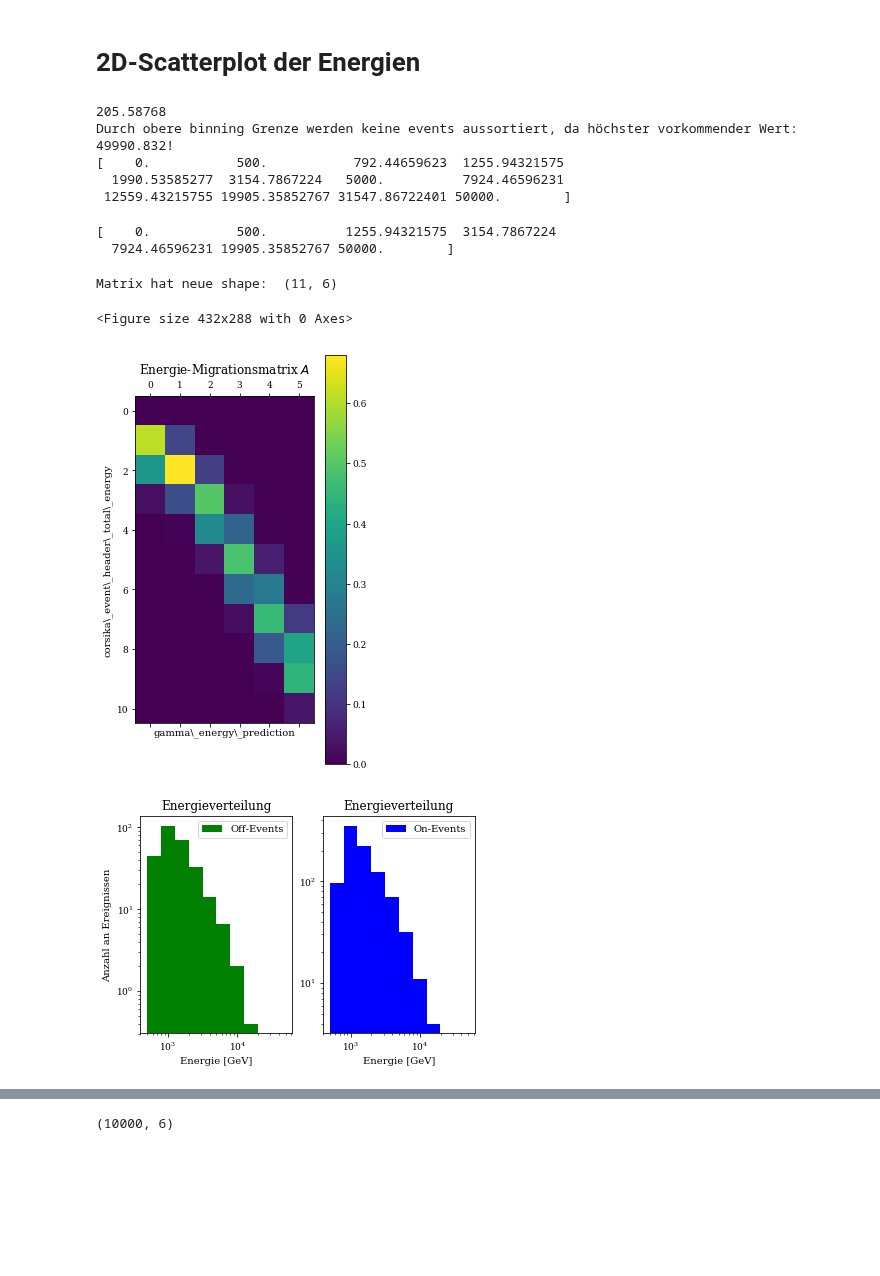
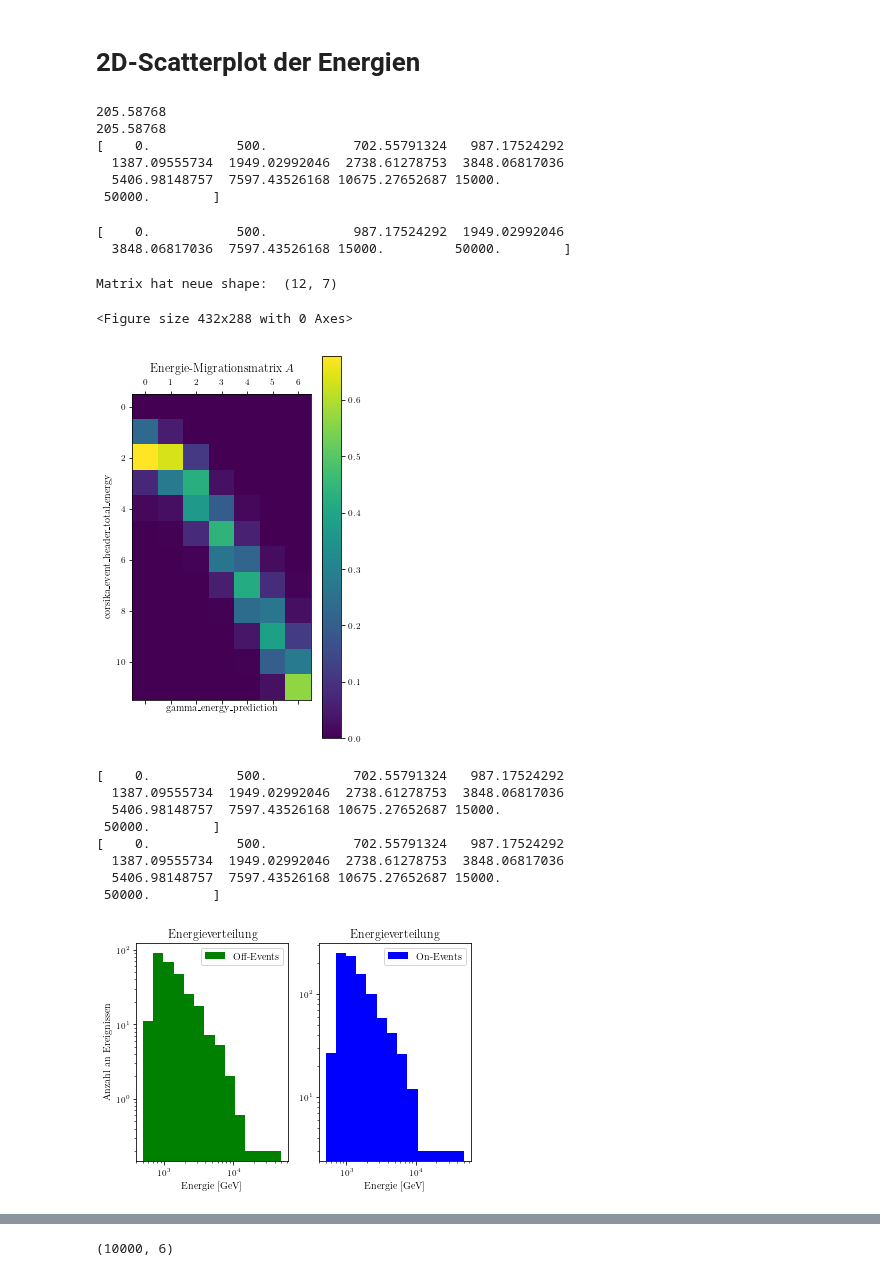
Before and after one commit to Ninilini/FP_Teilchen, a Jupyter notebook: FACT/plots/data_reading.ipynb, the cells around one changed output, grey strips where cells are left out. Saved outputs shown, nothing was run; the diff lists cells and outputs as text; code cells hidden in the pictures; blank space fills up the shorter version.

```diff
--- a/FACT/plots/data_reading.ipynb
+++ b/FACT/plots/data_reading.ipynb
@@ -140,34 +140,36 @@ print(len(crab_events_sel_1.theta_deg_off_1.values))
 max_bin = max(max(gammas_sel['gamma_energy_prediction']), max(gammas_sel['corsika_event_header_total_energy']))
 min_bin = min(min(gammas_sel['gamma_energy_prediction']), min(gammas_sel['corsika_event_header_total_energy']))
 print(min_bin)
-if max_bin <= max(np.logspace(np.log10(500),np.log10(50e3),11)):
+if max_bin <= max(np.logspace(np.log10(500),np.log10(20e3),11)):
     print('Durch obere binning Grenze werden keine events aussortiert, da höchster vorkommender Wert: {}!'.format(max_bin))
     b = 12
     bins1 = np.ones(b)
 else:
     b = 13
     bins1 = np.ones(b)
-    bins1[-1] = max_bin
+    bins1[-1] = 50e3
 bins1[0] = 0
 
-for i in range(1, b, 1):
-    bins1[i] = np.logspace(np.log10(500),np.log10(50e3),11)[i-1]
+for i in range(1, b-1, 1):
+    bins1[i] = np.logspace(np.log10(500),np.log10(15e3),11)[i-1]
 print(bins1)
 # %% [output]
 205.58768
-Durch obere binning Grenze werden keine events aussortiert, da höchster vorkommender Wert: 49990.832!
-[    0.           500.           792.44659623  1255.94321575
-  1990.53585277  3154.7867224   5000.          7924.46596231
- 12559.43215755 19905.35852767 31547.86722401 50000.        ]
+205.58768
+[    0.           500.           702.55791324   987.17524292
+  1387.09555734  1949.02992046  2738.61278753  3848.06817036
+  5406.98148757  7597.43526168 10675.27652687 15000.
+ 50000.        ]
 # %%
-bins2 = np.ones(7)
+bins2 = np.ones(8)
 bins2[0] = 0
 for i in range(1, 7, 1):
-    bins2[i] = np.logspace(np.log10(500),np.log10(50e3),6)[i-1]
+    bins2[i] = np.logspace(np.log10(500),np.log10(15e3),6)[i-1]
+bins2[-1] = 50e3
 print(bins2)
 # %% [output]
-[    0.           500.          1255.94321575  3154.7867224
-  7924.46596231 19905.35852767 50000.        ]
+[    0.           500.           987.17524292  1949.02992046
+  3848.06817036  7597.43526168 15000.         50000.        ]
 # %%
 plt.figure(constrained_layout=True)
 matrix, xedge, yedge = np.histogram2d(
@@ -186,30 +188,48 @@ plt.colorbar()
 plt.savefig('Matrix.pdf')
 print('Matrix hat neue shape: ', np.shape(matrix))
 # %% [output]
-Matrix hat neue shape:  (11, 6)
+Matrix hat neue shape:  (12, 7)
 <Figure size 432x288 with 0 Axes>
-[figure, old version]
+[figure, new version]
 # %%
 # Untergrund binnen
 plt.subplot(1,2,1)
 a = np.full_like(bkg['gamma_energy_prediction'], 0.2)
-b, bins_b, p = plt.hist(bkg['gamma_energy_prediction'], bins=xedge, weights=a, color='g', label='Off-Events')
+b, bins_b, p = plt.hist(bkg['gamma_energy_prediction'],
+                        bins=xedge,
+                        weights=a,
+                        color='g',
+                        label='Off-Events'
+                       )
 plt.xscale('log')
 plt.yscale('log')
 plt.xlabel('Energie [GeV]')
 plt.ylabel('Anzahl an Ereignissen')
 plt.legend()
 plt.title('Energieverteilung')
 plt.subplot(1,2,2)
-g, bins_g, p = plt.hist(crab_events_sel['gamma_energy_prediction'], bins=xedge, color='blue', label='On-Events')
+g, bins_g, p = plt.hist(crab_events_sel['gamma_energy_prediction'],
+                        bins=xedge,
+                        color='blue',
+                        label='On-Events')
+print(bins_b)
+print(bins_g)
 plt.xscale('log')
 plt.yscale('log')
 plt.xlabel('Energie [GeV]')
 plt.legend()
 plt.title('Energieverteilung')
 plt.savefig('Energieverteilung_UG_SIG.pdf')
 # %% [output]
+[    0.           500.           702.55791324   987.17524292
+  1387.09555734  1949.02992046  2738.61278753  3848.06817036
+  5406.98148757  7597.43526168 10675.27652687 15000.
+ 50000.        ]
+[    0.           500.           702.55791324   987.17524292
+  1387.09555734  1949.02992046  2738.61278753  3848.06817036
+  5406.98148757  7597.43526168 10675.27652687 15000.
+ 50000.        ]
-[figure, old version]
+[figure, new version]
 # %%
 # Penrose-Moore Pseudoinverse ausrechnen (nicht quadratisch)
 inv = np.linalg.pinv(matrix)
```
Also changed, not shown: parts of 10 cells of this notebook.
